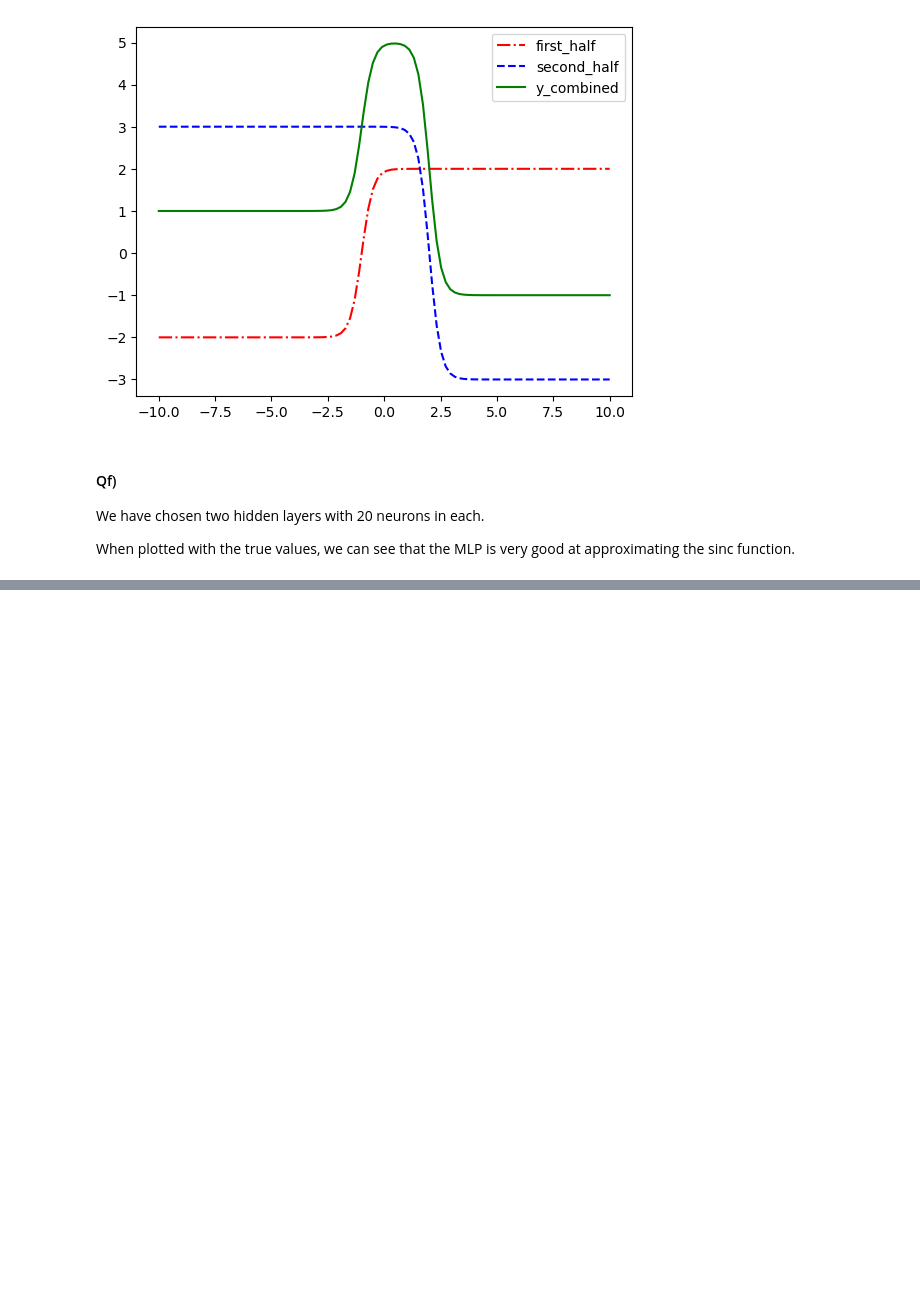
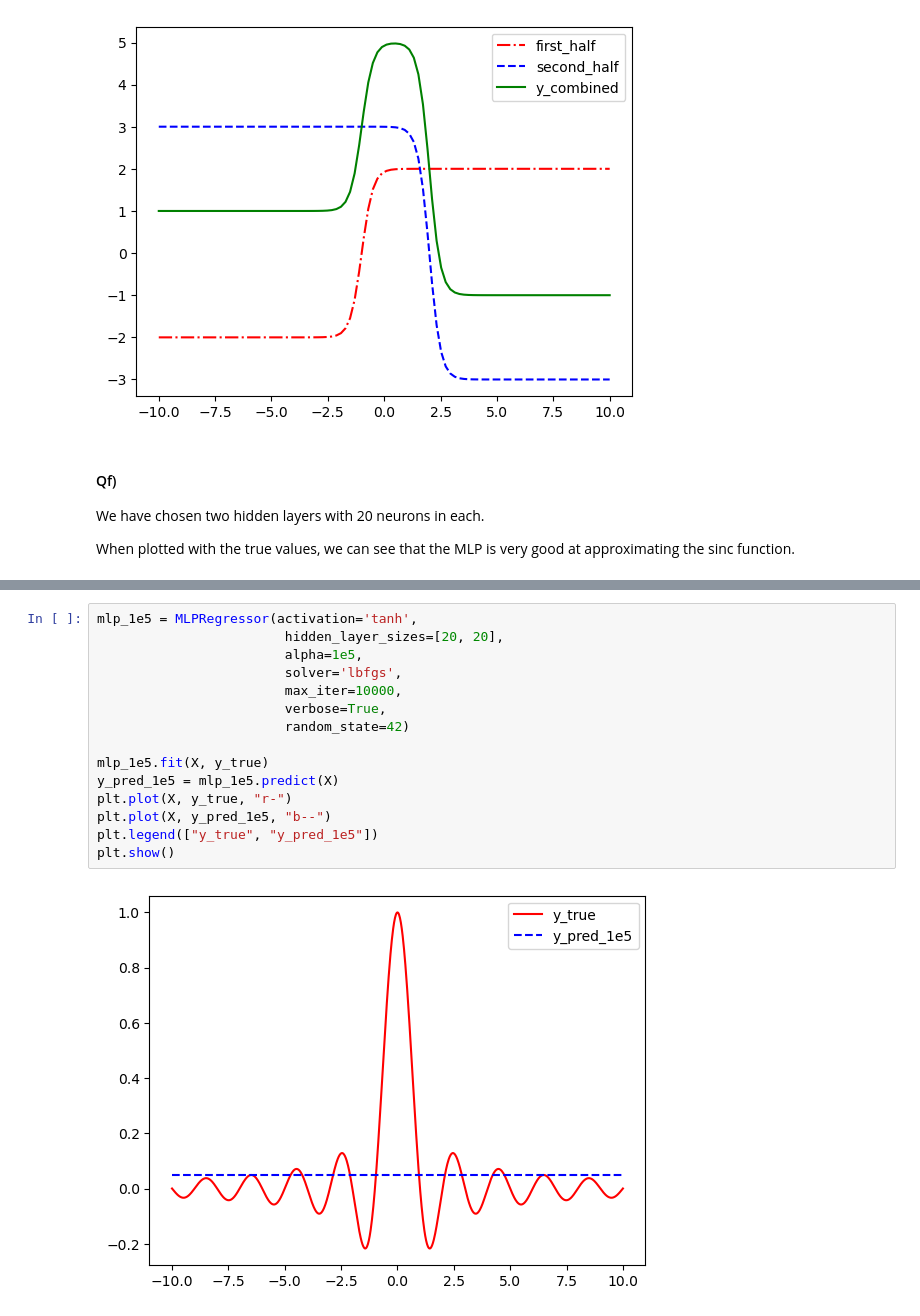
Before and after one commit to Eventid3/mal_grp30, a Jupyter notebook: O2/o2.ipynb, the cells around one changed output, grey strips where cells are left out. Saved outputs shown, nothing was run; the diff lists cells and outputs as text; blank space fills up the shorter version.

```diff
--- a/O2/o2.ipynb
+++ b/O2/o2.ipynb
@@ -1272,0 +1294,17 @@ plt.show()
+# %%
+mlp_1e5 = MLPRegressor(activation='tanh',
+                        hidden_layer_sizes=[20, 20],
+                        alpha=1e5,
+                        solver='lbfgs',
+                        max_iter=10000,
+                        verbose=True,
+                        random_state=42)
+
+mlp_1e5.fit(X, y_true)
+y_pred_1e5 = mlp_1e5.predict(X)
+plt.plot(X, y_true, "r-")
+plt.plot(X, y_pred_1e5, "b--")
+plt.legend(["y_true", "y_pred_1e5"])
+plt.show()
+# %% [output]
+[figure, added]
```
Also changed, not shown: parts of 5 cells of this notebook.
